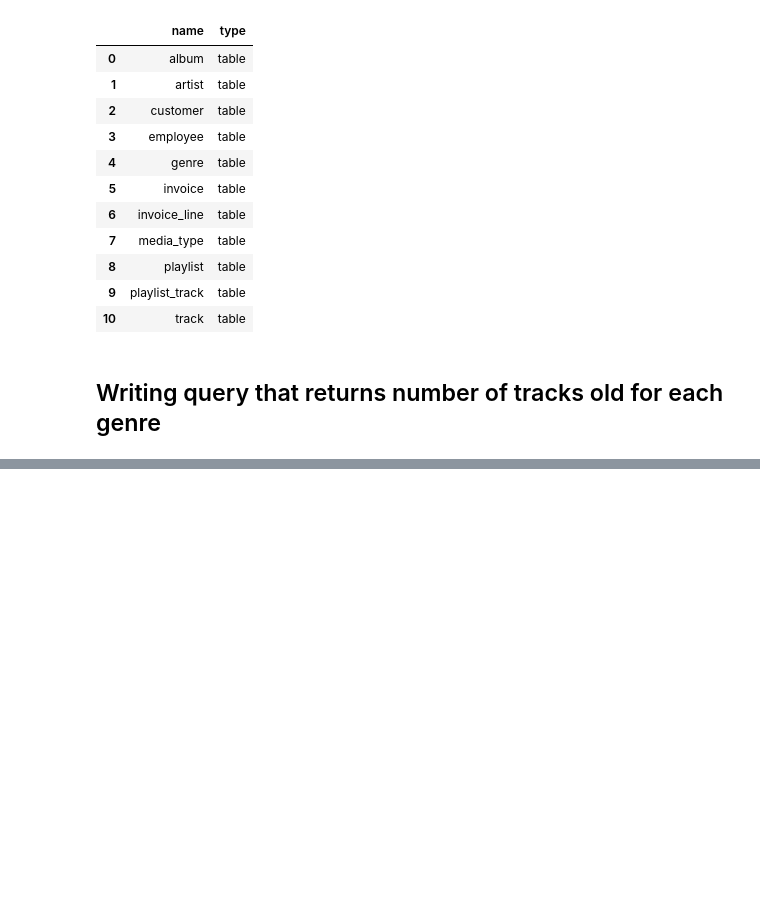
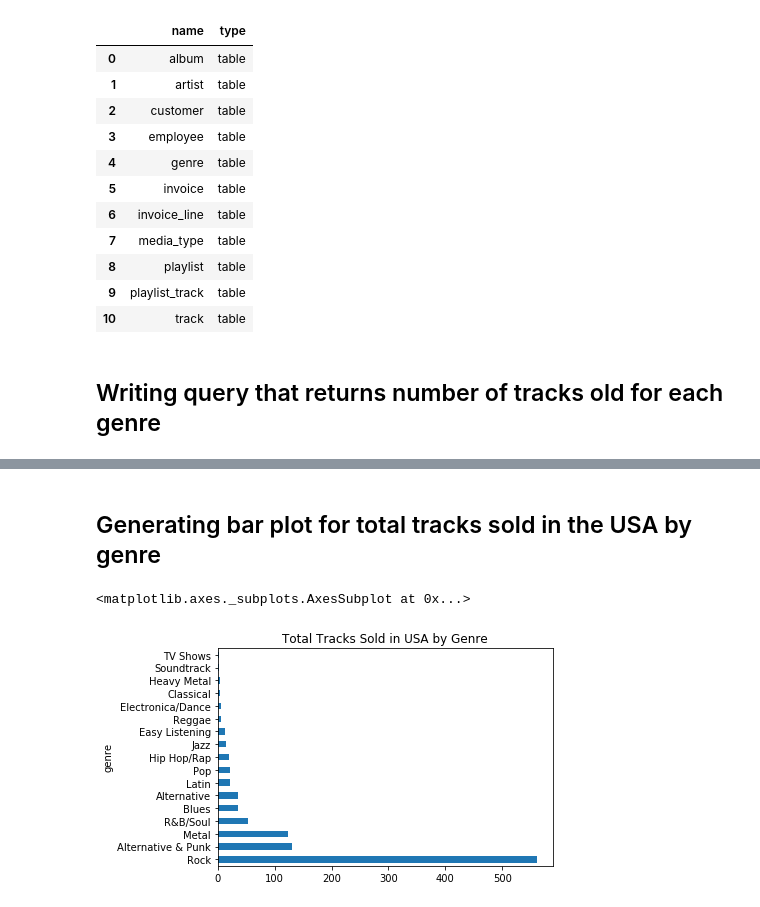
Before and after one commit to milesmackenzie/dataquest, a Jupyter notebook: step_4/sql_intermediate/project_sql/project_sql.ipynb, the cells around one changed output, grey strips where cells are left out. Saved outputs shown, nothing was run; the diff lists cells and outputs as text; code cells hidden in the pictures; blank space fills up the shorter version.

```diff
--- a/step_4/sql_intermediate/project_sql/project_sql.ipynb
+++ b/step_4/sql_intermediate/project_sql/project_sql.ipynb
@@ -103,0 +125,9 @@ run_query(q)
+# %% [markdown]
+## Generating bar plot for total tracks sold in the USA by genre
+# %%
+df["tracks_sold"].plot.barh(
+    title="Total Tracks Sold in USA by Genre"
+)
+# %% [output]
+<matplotlib.axes._subplots.AxesSubplot at 0x...>
+[figure, added]
```
Also changed, not shown: parts of 16 cells of this notebook.
